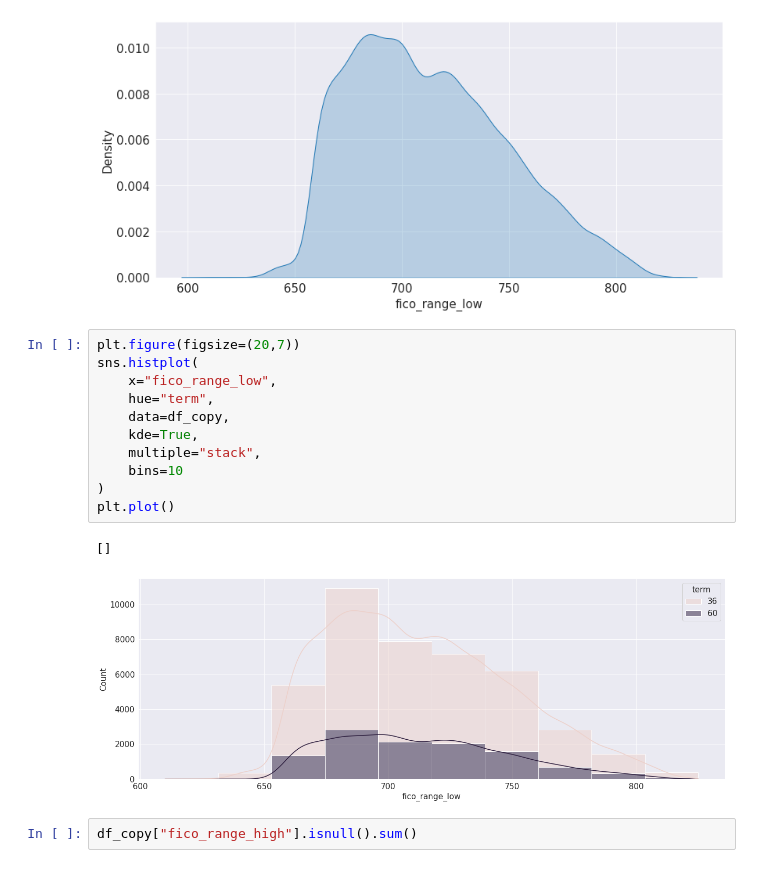
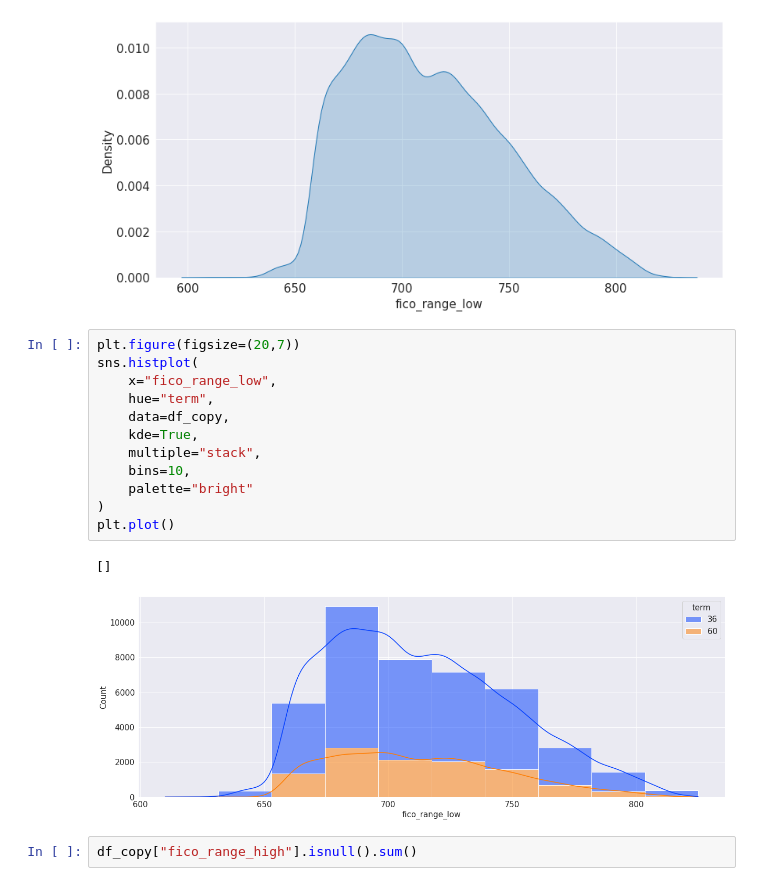
Before and after one commit to Chinmay487/money_lending_club, a Jupyter notebook: analysis.ipynb, the cells around one changed output. Drawn from its saved outputs; the diff is of its cells as text.

```diff
--- a/analysis.ipynb
+++ b/analysis.ipynb
@@ -523,17 +529,18 @@ plt.plot()
 # %%
 plt.figure(figsize=(20,7))
 sns.histplot(
     x="fico_range_low",
     hue="term",
     data=df_copy,
     kde=True,
     multiple="stack",
-    bins=10
+    bins=10,
+    palette="bright"
 )
 plt.plot()
 # %% [output]
 []
-[figure, old version]
+[figure, new version]
 # %%
 df_copy["fico_range_high"].isnull().sum()
 # %% [output]
```
Also changed, not shown: parts of 22 cells of this notebook, 2 other files.
